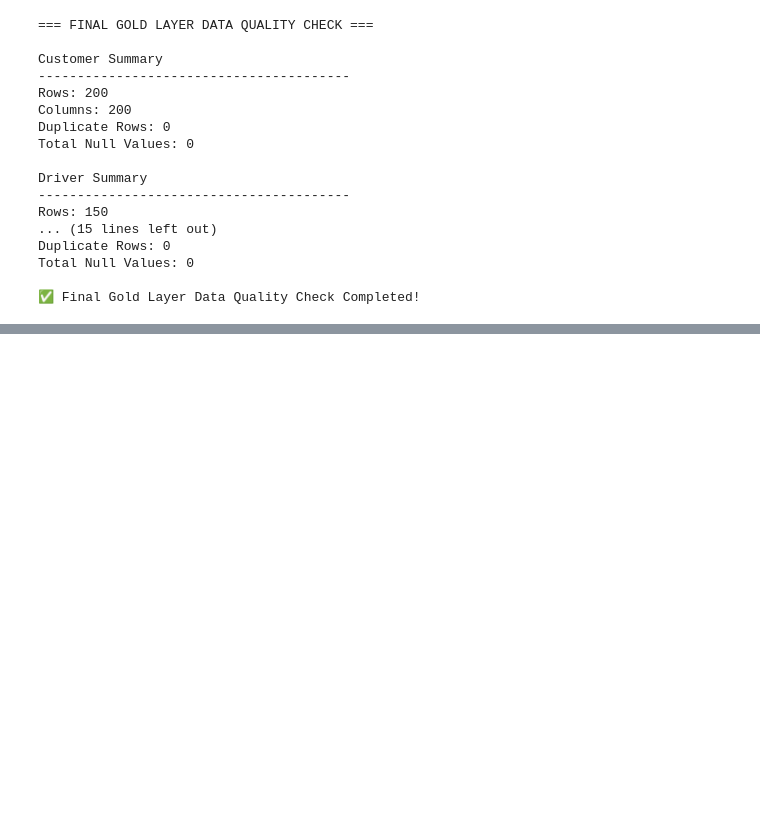
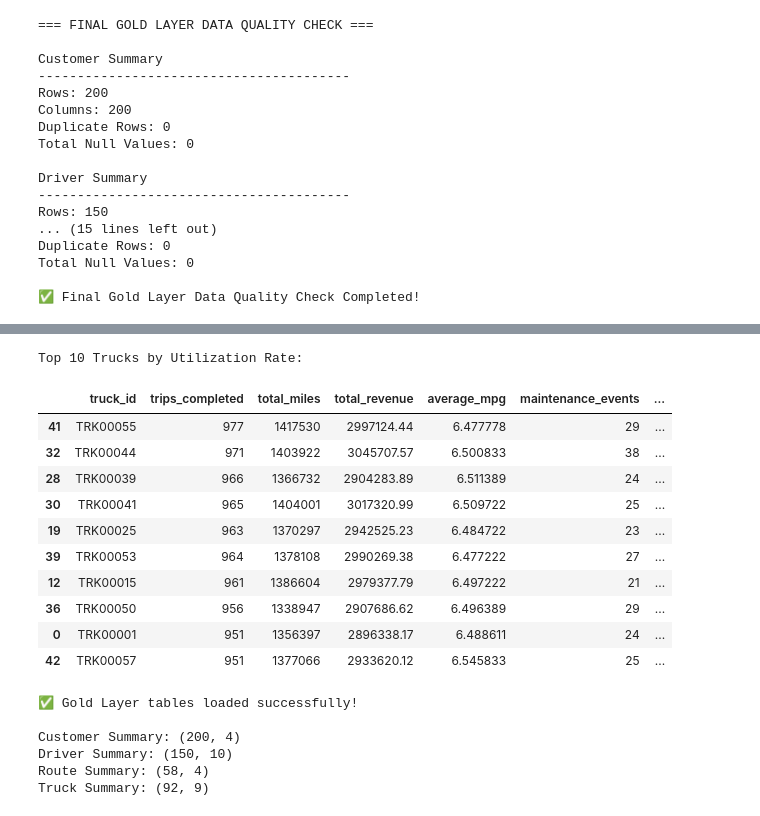
Before and after one commit to yashkolhe-data/Logistics_Data_Pipeline, a Jupyter notebook: Notebooks/03_Gold_Business_Transformation.ipynb, the cells around one changed output, grey strips where cells are left out. Cells and saved outputs as stored; diff of their text form; code cells hidden in the pictures; blank space fills up the shorter version.

Commit message:
Added Day 7 Gold Layer business insights

```diff
--- a/Notebooks/03_Gold_Business_Transformation.ipynb
+++ b/Notebooks/03_Gold_Business_Transformation.ipynb
@@ -604,0 +745,57 @@ Total Null Values: 0
+# %%
+# Truck Utilization Analysis
+
+top_utilized_trucks = truck_summary.sort_values(
+    by="utilization_rate",
+    ascending=False
+).head(10)
+
+print("\nTop 10 Trucks by Utilization Rate:")
+display(top_utilized_trucks)
+# %% [output]
+Top 10 Trucks by Utilization Rate:
+|  | truck_id | trips_completed | total_miles | total_revenue | average_mpg | maintenance_events | ... |
+| 41 | TRK00055 | 977 | 1417530 | 2997124.44 | 6.477778 | 29 | ... |
+| 32 | TRK00044 | 971 | 1403922 | 3045707.57 | 6.500833 | 38 | ... |
+| 28 | TRK00039 | 966 | 1366732 | 2904283.89 | 6.511389 | 24 | ... |
+| 30 | TRK00041 | 965 | 1404001 | 3017320.99 | 6.509722 | 25 | ... |
+| 19 | TRK00025 | 963 | 1370297 | 2942525.23 | 6.484722 | 23 | ... |
+| 39 | TRK00053 | 964 | 1378108 | 2990269.38 | 6.477222 | 27 | ... |
+| 12 | TRK00015 | 961 | 1386604 | 2979377.79 | 6.497222 | 21 | ... |
+| 36 | TRK00050 | 956 | 1338947 | 2907686.62 | 6.496389 | 29 | ... |
+| 0 | TRK00001 | 951 | 1356397 | 2896338.17 | 6.488611 | 24 | ... |
+| 42 | TRK00057 | 951 | 1377066 | 2933620.12 | 6.545833 | 25 | ... |
+# %%
+import pandas as pd
+
+# Load Gold Layer tables
+
+customer_summary = pd.read_csv(
+    "../Gold/customer_revenue_summary/customer_revenue_summary.csv"
+)
+
+driver_summary = pd.read_csv(
+    "../Gold/driver_performance_summary/driver_performance_summary.csv"
+)
+
+route_summary = pd.read_csv(
+    "../Gold/route_summary/route_summary.csv"
+)
+
+truck_summary = pd.read_csv(
+    "../Gold/truck_summary/truck_summary.csv"
+)
+
+print("✅ Gold Layer tables loaded successfully!")
+
+print("\nCustomer Summary:", customer_summary.shape)
+print("Driver Summary:", driver_summary.shape)
+print("Route Summary:", route_summary.shape)
+print("Truck Summary:", truck_summary.shape)
+# %% [output]
+✅ Gold Layer tables loaded successfully!
+
+Customer Summary: (200, 4)
+Driver Summary: (150, 10)
+Route Summary: (58, 4)
+Truck Summary: (92, 9)
```
Also changed, not shown: parts of 13 cells of this notebook, 1 other file.
